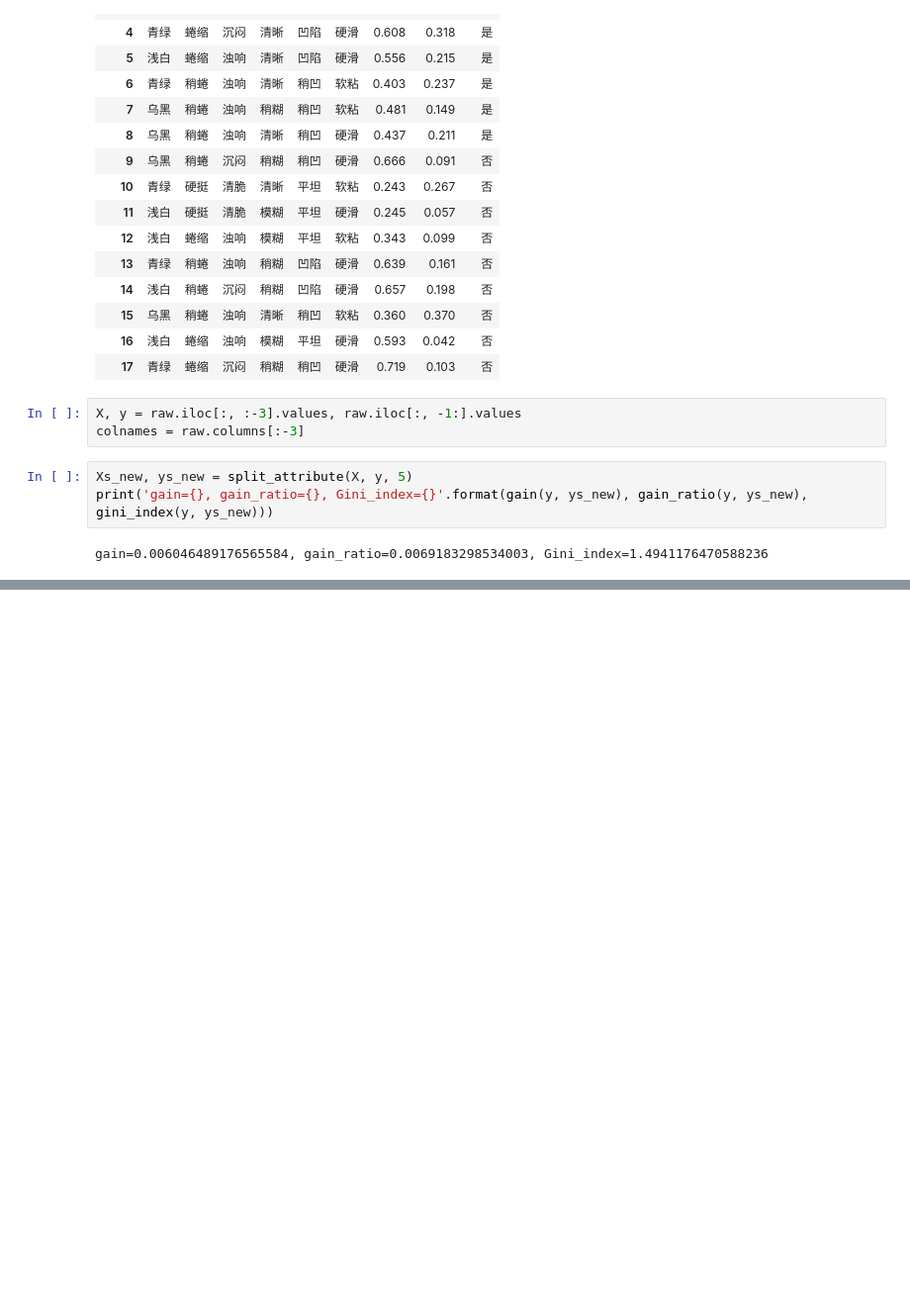
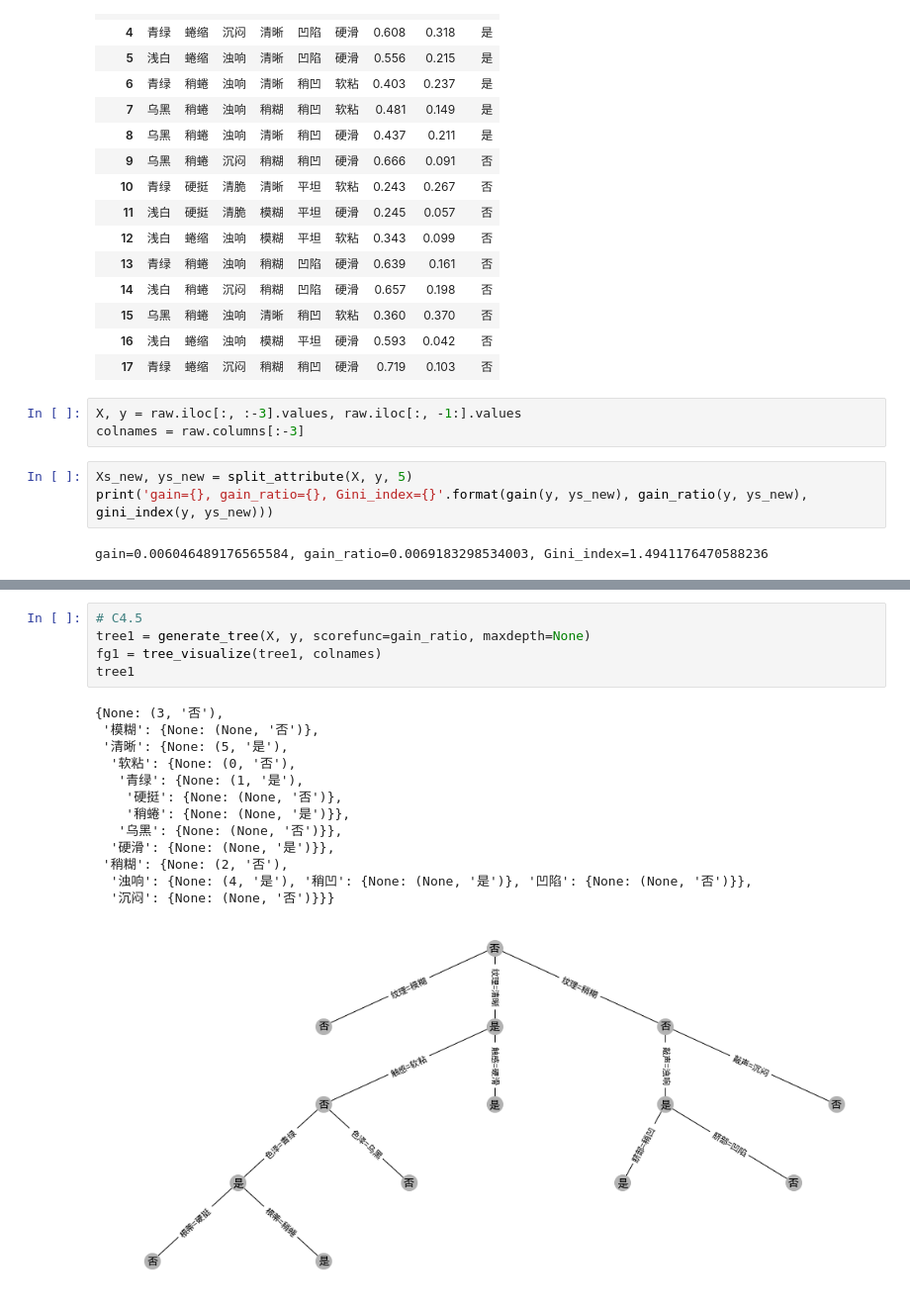
Before and after one commit to szqtc/MyMachineLearningNotes, a Jupyter notebook: 3_Trees.ipynb, the cells around one changed output, grey strips where cells are left out. Shown: that part at 99% size. Drawn from its saved outputs; the diff is of its cells as text; blank space fills up the shorter version.

```diff
--- a/3_Trees.ipynb
+++ b/3_Trees.ipynb
@@ -436,3 +459,22 @@ classify(X, tree).ravel(), y.ravel()
         '否', '否', '否', '否'], dtype='<U1'),
  array(['是', '是', '是', '是', '是', '是', '是', '是', '否', '否', '否', '否', '否',
         '否', '否', '否', '否'], dtype=object))
+# %%
+# C4.5
+tree1 = generate_tree(X, y, scorefunc=gain_ratio, maxdepth=None)
+fg1 = tree_visualize(tree1, colnames)
+tree1
+# %% [output]
+{None: (3, '否'),
+ '模糊': {None: (None, '否')},
+ '清晰': {None: (5, '是'),
+  '软粘': {None: (0, '否'),
+   '青绿': {None: (1, '是'),
+    '硬挺': {None: (None, '否')},
+    '稍蜷': {None: (None, '是')}},
+   '乌黑': {None: (None, '否')}},
+  '硬滑': {None: (None, '是')}},
+ '稍糊': {None: (2, '否'),
+  '浊响': {None: (4, '是'), '稍凹': {None: (None, '是')}, '凹陷': {None: (None, '否')}},
+  '沉闷': {None: (None, '否')}}}
+[figure, added]
```
Also changed, not shown: parts of 8 cells of this notebook, 1 other file.
